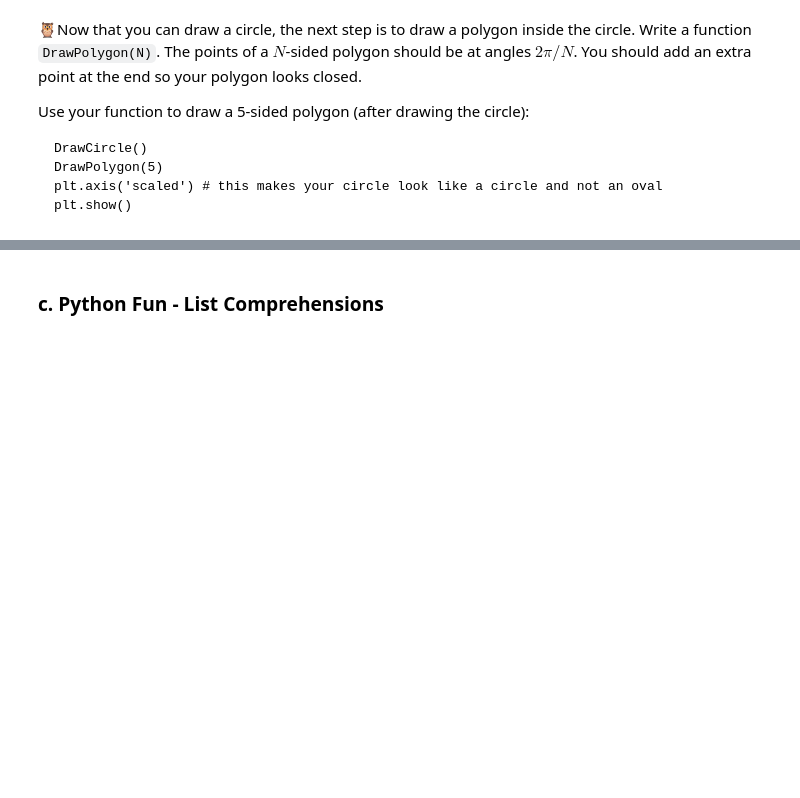
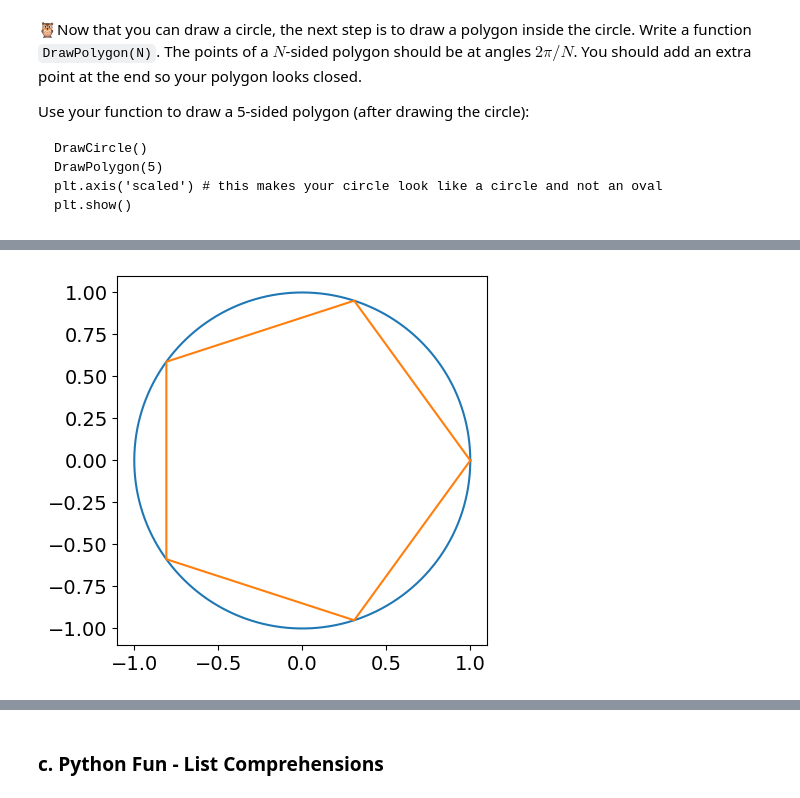
Before and after one commit to XanaXner/IntroductionToComputationalPhysics, a Jupyter notebook: Copy_of_N_Ways_of_Measuring_PI.ipynb, the cells around one changed output, grey strips where cells are left out. Saved outputs shown, nothing was run; the diff lists cells and outputs as text; code cells hidden in the pictures; blank space fills up the shorter version.

```diff
--- a/Copy_of_N_Ways_of_Measuring_PI.ipynb
+++ b/Copy_of_N_Ways_of_Measuring_PI.ipynb
@@ -294,3 +306,15 @@ plt.show()
+# %%
+# ANSWER ME
+def DrawPolygon(N):
+  theta = np.linspace(0,2*np.pi, N + 1)
+  plt.plot(np.cos(theta), np.sin(theta))
+
+DrawCircle()
+DrawPolygon(5)
+plt.axis('scaled') # this makes your circle look like a circle and not an oval
+plt.show()
+# %% [output]
+[figure, added]
 # %% [markdown]
 <div><img src="https://clark.physics.illinois.edu/246img/AnsEnd.svg" width=200 align=left alt="Answer (end)"></img><br></div>
 # %% [markdown]
```
Also changed, not shown: parts of 5 cells of this notebook.
